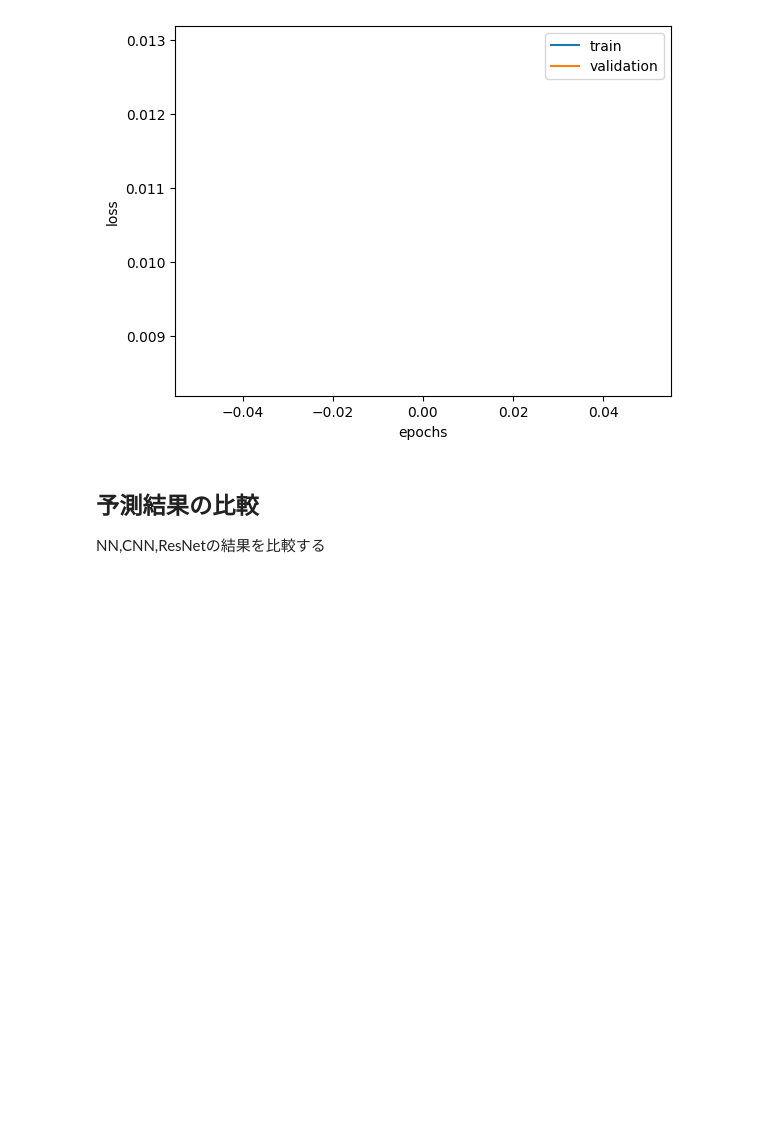
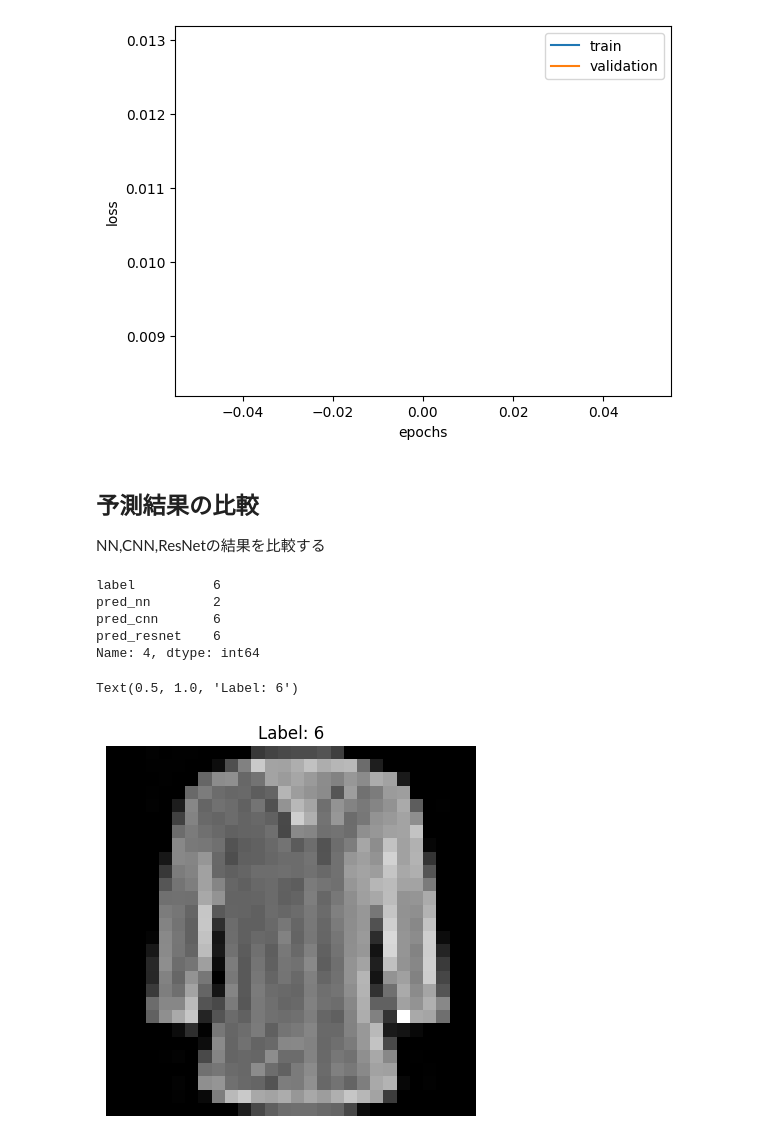
Before and after one commit to Tonomura222/b4_lecture_pytorch, a Jupyter notebook: tutorial_resnet.ipynb, the cells around one changed output. Cells and saved outputs as stored; diff of their text form; code cells hidden in the pictures; blank space fills up the shorter version.

```diff
--- a/tutorial_resnet.ipynb
+++ b/tutorial_resnet.ipynb
@@ -207,3 +207,31 @@ plt.show()
 # %% [markdown]
 ## 予測結果の比較
 NN,CNN,ResNetの結果を比較する
+# %%
+df_nn = pd.read_csv("result/test_nn.csv", index_col=0, header=0, names=["label", "pred_nn"])
+df_cnn = pd.read_csv("result/test_cnn.csv", index_col=0, header=0, names=["label", "pred_cnn"])
+df_cnn.drop(columns=["label"], inplace=True)
+df_resnet = pd.read_csv("result/test_cnn.csv", index_col=0, header=0, names=["label", "pred_resnet"])
+df_resnet.drop(columns=["label"], inplace=True)
+
+df = pd.concat([df_nn, df_cnn, df_resnet], axis=1)
+#nnのみ間違えた例
+df_a = df[(df["label"] != df["pred_nn"]) & (df["label"] == df["pred_cnn"]) & (df["label"] == df["pred_resnet"])]
+#resnetのみ正解した例
+df_b = df[(df["label"] != df["pred_nn"]) & (df["label"] != df["pred_cnn"]) & (df["label"] == df["pred_resnet"])]
+# %% [output]
+label          6
+pred_nn        2
+pred_cnn       6
+pred_resnet    6
+Name: 4, dtype: int64
+# %%
+index_a = df_a.index[0]
+print(df_a.iloc[0])
+image, label = test_data[index_a]
+plt.imshow(image.squeeze().numpy(), cmap="gray")
+plt.axis("off")
+plt.title("Label: {}".format(label))
+# %% [output]
+Text(0.5, 1.0, 'Label: 6')
+[figure, added]
```
Also changed, not shown: parts of 1 cell of this notebook.
